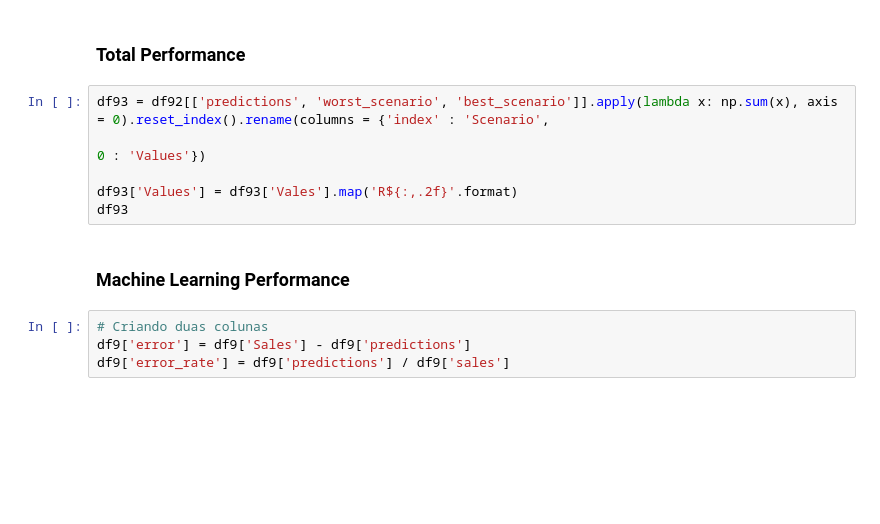
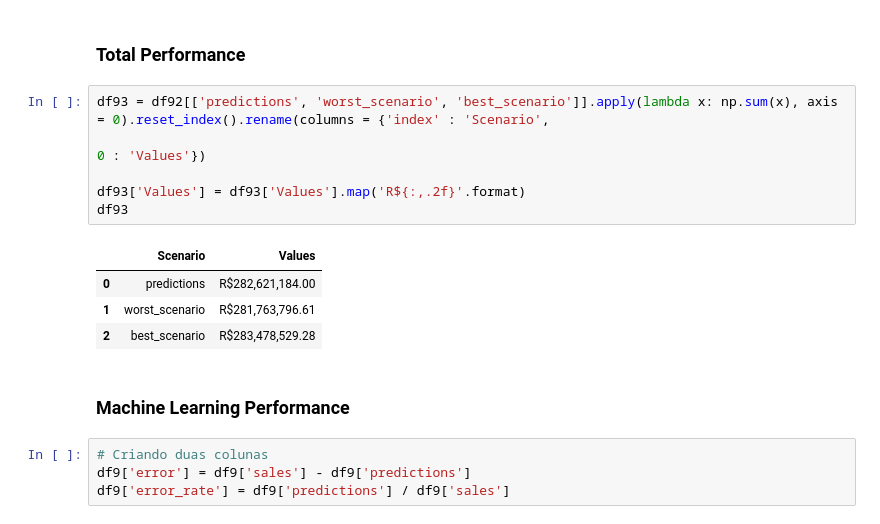
Before and after one commit to daianeklein/rossmann-store, a Jupyter notebook: Modulos/m05_v02_store_sales_prediction.ipynb, the cells around one changed output. Cells and saved outputs as stored; diff of their text form; blank space fills up the shorter version.

```diff
--- a/Modulos/m05_v02_store_sales_prediction.ipynb
+++ b/Modulos/m05_v02_store_sales_prediction.ipynb
@@ -1426,14 +1456,19 @@ sns.scatterplot(x='store', y = 'MAPE', data = df92)
 # %%
 df93 = df92[['predictions', 'worst_scenario', 'best_scenario']].apply(lambda x: np.sum(x), axis = 0).reset_index().rename(columns = {'index' : 'Scenario',
                                                                                                                              0 : 'Values'})
 
-df93['Values'] = df93['Vales'].map('R${:,.2f}'.format)
+df93['Values'] = df93['Values'].map('R${:,.2f}'.format)
 df93
+# %% [output]
+|  | Scenario | Values |
+| 0 | predictions | R$282,621,184.00 |
+| 1 | worst_scenario | R$281,763,796.61 |
+| 2 | best_scenario | R$283,478,529.28 |
 # %% [markdown]
 ### Machine Learning Performance
 # %%
 # Criando duas colunas
-df9['error'] = df9['Sales'] - df9['predictions']
+df9['error'] = df9['sales'] - df9['predictions']
 df9['error_rate'] = df9['predictions'] / df9['sales']
 # %%
 # grafico
```
Also changed, not shown: parts of 19 cells of this notebook.
